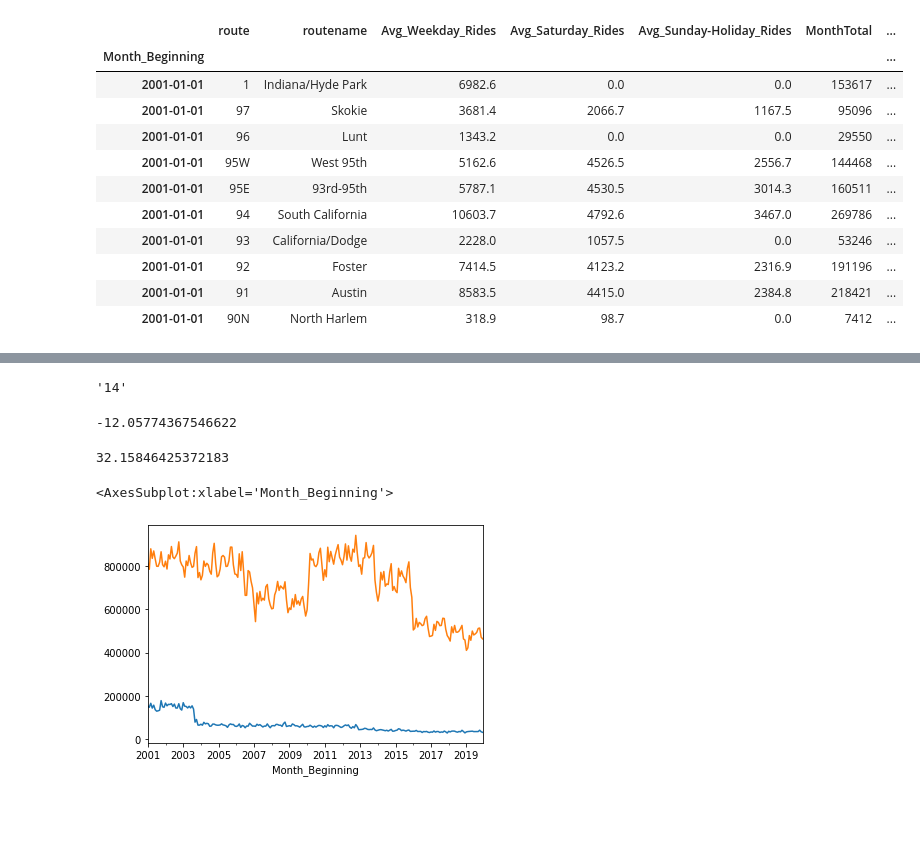
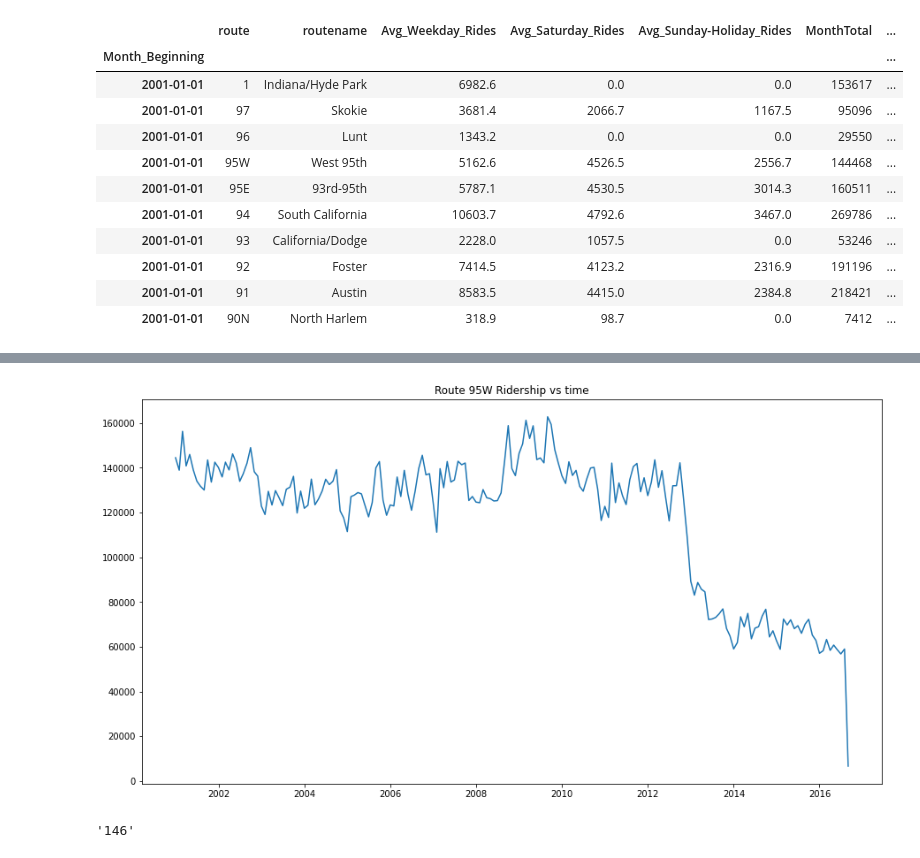
Before and after one commit to LamSingkit/Chicago_public_transport_project, a Jupyter notebook: Shengjie_Folder/Ridership.ipynb, the cells around one changed output, grey strips where cells are left out. Saved outputs shown, nothing was run; the diff lists cells and outputs as text; code cells hidden in the pictures; blank space fills up the shorter version.

```diff
--- a/Shengjie_Folder/Ridership.ipynb
+++ b/Shengjie_Folder/Ridership.ipynb
@@ -45,3 +48,12 @@ df_before_2020.groupby('Month_Beginning').sum()[['MonthTotal']].plot();
+# %%
+# Some route end before 2020
+route_to_graph = '95W'
+
+plt.figure(figsize=(15,8));
+plt.title(f'Route {route_to_graph} Ridership vs time');
+plt.plot(df_before_2020[df_before_2020['route']==route_to_graph]['MonthTotal'].sort_index());
+# %% [output]
+[figure, added]
 # %%
 # Fit the ridership into a linear regression model to find the slope
 def get_demand(route):
@@ -61,22 +73,11 @@ demand_list = list(route_and_demand.values())
 route_list = list(route_and_demand.keys())
 # %%
 # create a copy and sort to find the top demand route
-demand_list_copy = demand_list.copy()
-demand_list_copy.sort()
-route_list[demand_list.index(demand_list_copy[-1])]
+demand_list_sorted = demand_list.copy()
+demand_list_sorted.sort(reverse=True)
+# The demand list is sorted from highest to lowest demand
+
+# This will tell you the route number if you type in the demand index
+route_list[demand_list.index(demand_list_sorted[1])]
 # %% [output]
-'14'
+'146'
-# %%
-route_and_demand['70']
-# %% [output]
--12.05774367546622
-# %%
-route_and_demand['14']
-# %% [output]
-32.15846425372183
-# %%
-df_before_2020[df_before_2020['route']=='1']['MonthTotal'].sort_index().plot()
-df_before_2020[df_before_2020['route']==route_list[demand_list.index(demand_list_copy[1])]]['MonthTotal'].sort_index().plot()
-# %% [output]
-<AxesSubplot:xlabel='Month_Beginning'>
-[figure, removed]
```
Also changed, not shown: parts of 10 cells of this notebook.
